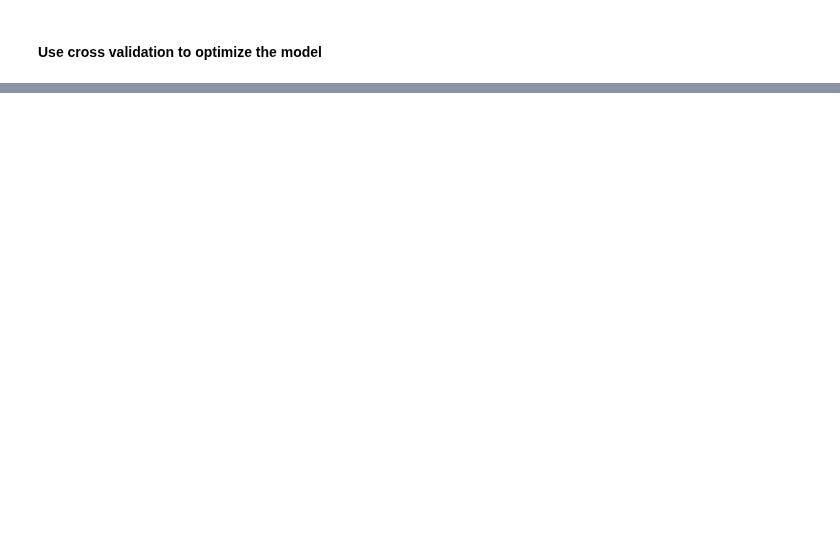
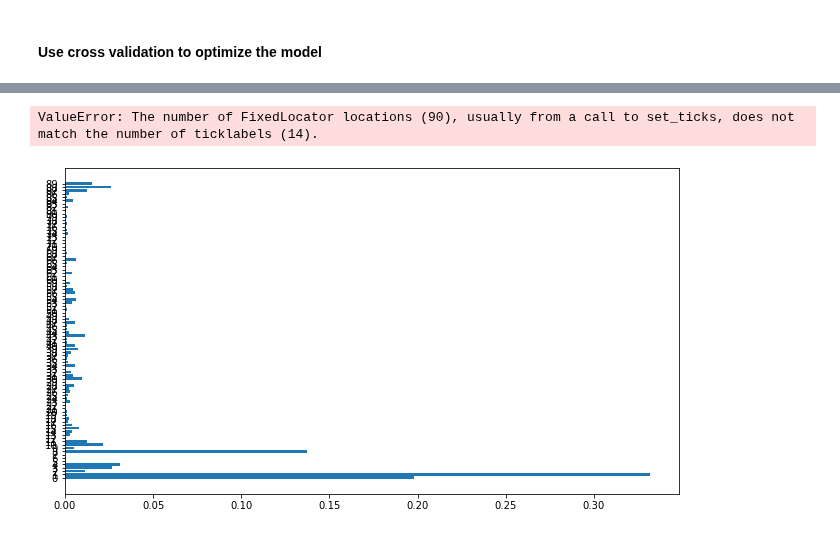
Before and after one commit to atyvaert/big-data, a Jupyter notebook: src/Models/Engagement rate versie 2.ipynb, the cells around one changed output, grey strips where cells are left out. Cells and saved outputs as stored; diff of their text form; code cells hidden in the pictures; blank space fills up the shorter version.

```diff
--- a/src/Models/Engagement rate versie 2.ipynb
+++ b/src/Models/Engagement rate versie 2.ipynb
@@ -955,0 +989,9 @@ shap.summary_plot(shap_values,  test)
+# %%
+# plot
+plt.figure(figsize=(11, 6))
+plt.barh(range(len(feature_importance)), feature_importance)
+plt.yticks(range(len(feature_importance)), all_feature_names)
+plt.show()
+# %% [output]
+ValueError: The number of FixedLocator locations (90), usually from a call to set_ticks, does not match the number of ticklabels (14).
+[figure, added]
```
Also changed, not shown: parts of 114 cells of this notebook.
